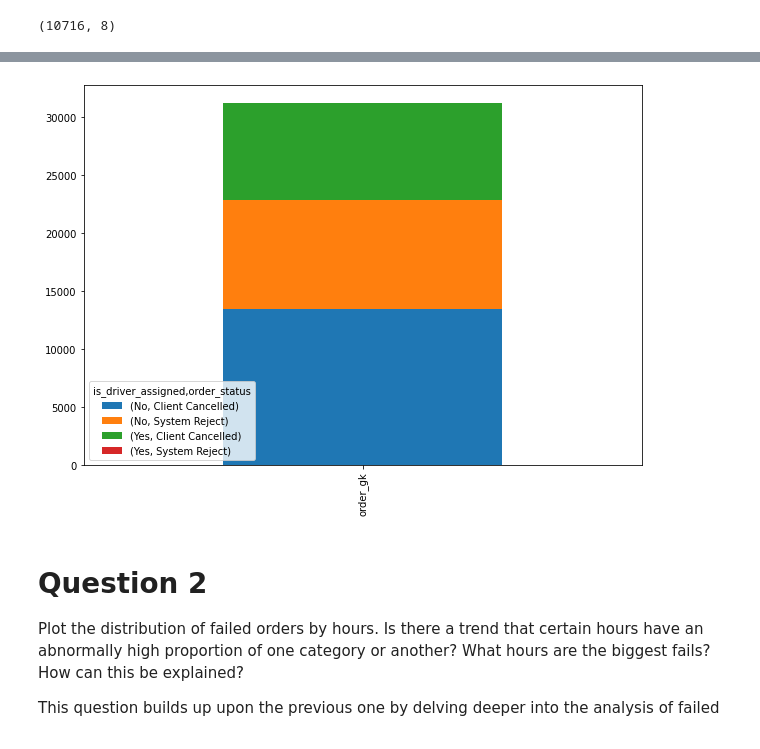
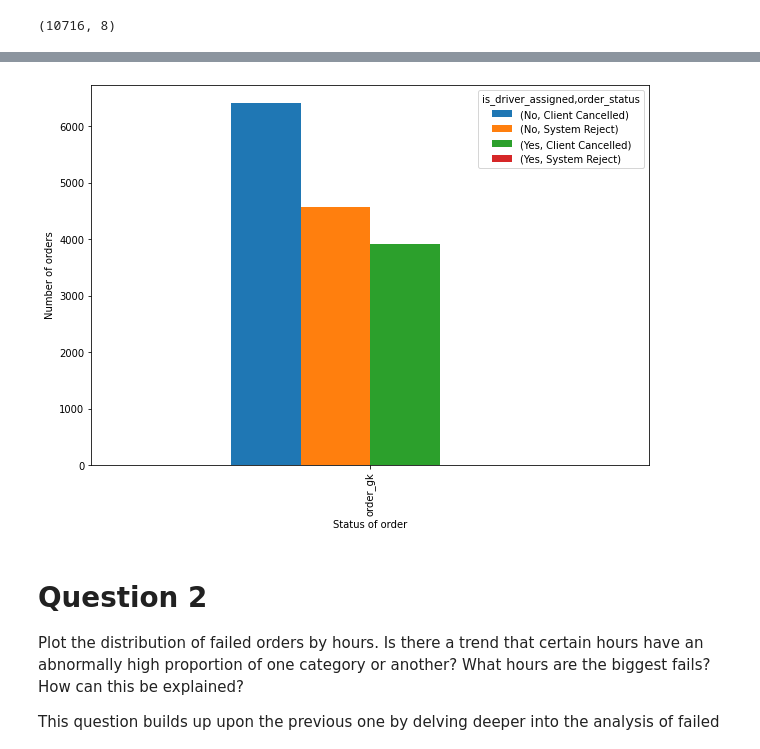
Before and after one commit to rituparrna33/Failed-order-analysis-of-Gett-cab-app, a Jupyter notebook: Insights_from_failed_orders.ipynb, the cells around one changed output, grey strips where cells are left out. Drawn from its saved outputs; the diff is of its cells as text; code cells hidden in the pictures.

```diff
--- a/Insights_from_failed_orders.ipynb
+++ b/Insights_from_failed_orders.ipynb
@@ -101,5 +117,5 @@ df = df.rename(columns={
 })
 # %%
 df = df.rename(columns={
-    "cancellations_time_in_seconds": "cancelld_secs"
+    "cancellations_time_in_seconds": "cancelled_secs"
 })
@@ -149,8 +147,10 @@ df_q1
 # %%
-df_q1.plot(kind="bar",stacked=True,figsize=(10, 7))
+df_q1.plot(kind="bar",stacked=False,figsize=(10, 7))
+plt.xlabel('Status of order')
+plt.ylabel('Number of orders')
 plt.show()
 # %% [output]
-[figure, old version]
+[figure, new version]
 # %% [markdown]
 # Question 2
 Plot the distribution of failed orders by hours. Is there a trend that certain hours have an abnormally high proportion of one category or another? What hours are the biggest fails? How can this be explained?
```
Also changed, not shown: parts of 33 cells of this notebook.
